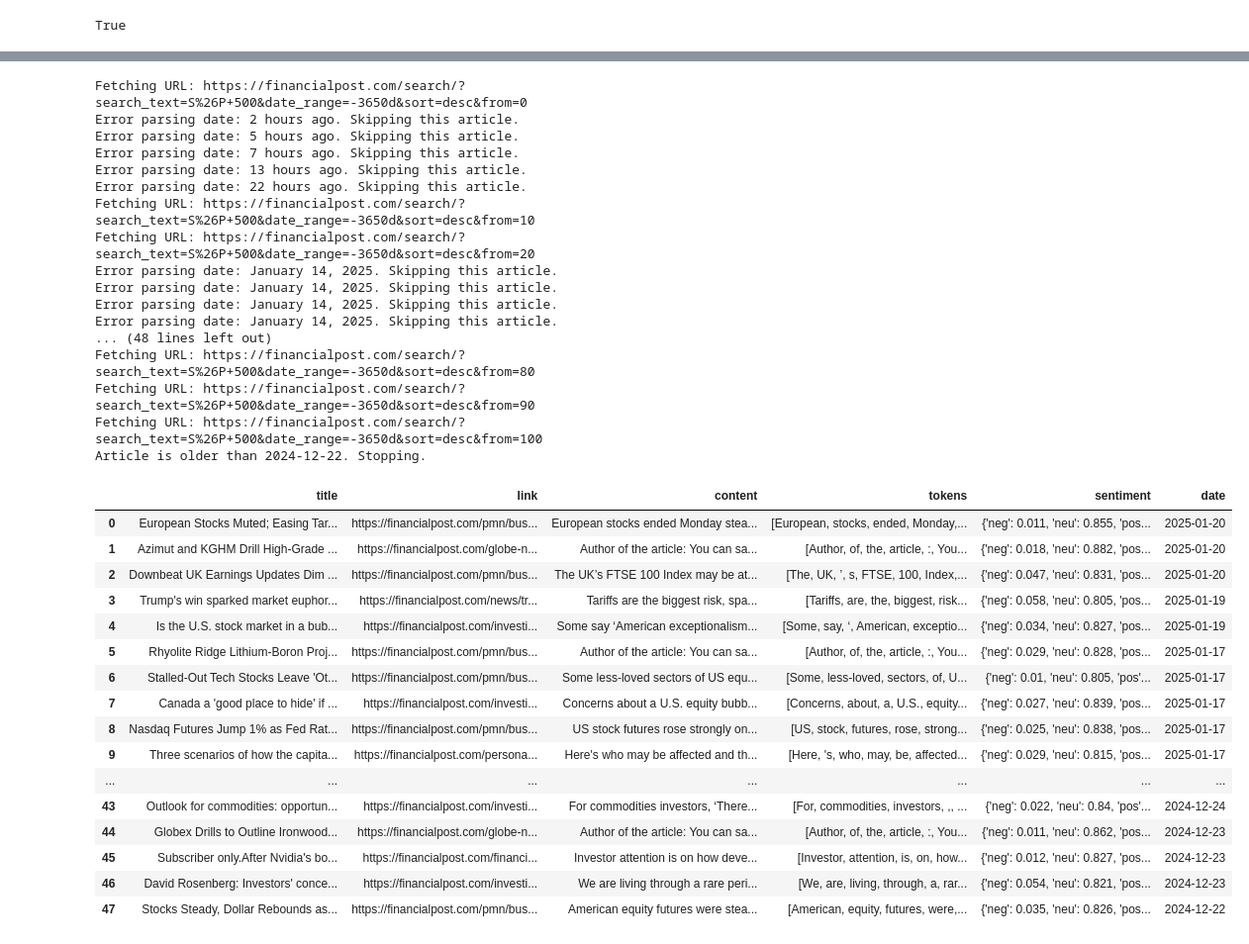
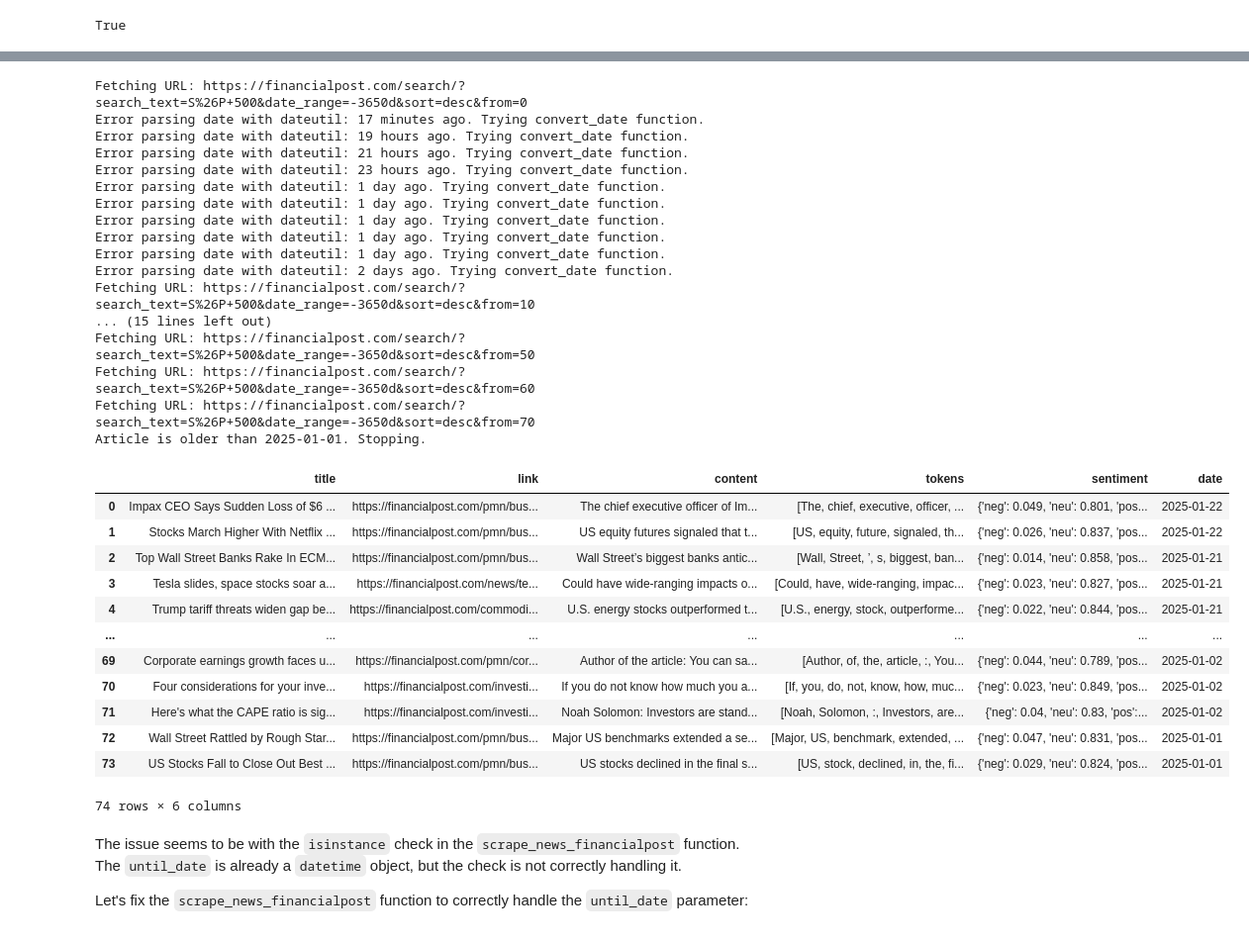
Before and after one commit to casperpriem05/data, a Jupyter notebook: webscraping.ipynb, the cells around one changed output, grey strips where cells are left out. Shown at 99% size. Cells and saved outputs as stored; diff of their text form; code cells hidden in the pictures.

```diff
--- a/webscraping.ipynb
+++ b/webscraping.ipynb
@@ -142,6 +224,10 @@ def get_article_content(link):
 # Process and enrich news with content and sentiment
 def process_news(news_data):
     processed_news = []
+
+    # Initialize SentimentIntensityAnalyzer and WordNetLemmatizer
+    sia = SentimentIntensityAnalyzer()
+    lemmatizer = WordNetLemmatizer()
 
     for news in news_data:
         title = news['title']
@@ -157,70 +243,74 @@ def process_news(news_data):
         # Sentiment Analysis
         sentiment = sia.polarity_scores(text_to_analyze)
 
-        # Tokenization (optional)
+        # Tokenization
         tokens = word_tokenize(text_to_analyze)
+
+        # Lemmatization
+        lemmatized_tokens = [lemmatizer.lemmatize(token) for token in tokens]
 
         # Append enriched data, inclusief de datum
         processed_news.append({
             'title': title,
             'link': link,
             'content': content,
-            'tokens': tokens,
+            'tokens': lemmatized_tokens,
             'sentiment': sentiment,
             'date': date  # Voeg de datum toe aan de verwerkte data
         })
 
     return processed_news
 # %%
+from dateutil.parser import parse
+import pandas as pd
+
 # Base URL for Financial Post S&P 500 search
 base_url = "https://financialpost.com/search/?search_text=S%26P+500&date_range=-3650d&sort=desc"
 
-# Define the until_date if needed (e.g., articles only from the last year)
-until_date = datetime.now().date() - pd.Timedelta(days=30)
+# Step 1: Scrape news articles to get links
 
-# Step 1: Scrape news articles to get links
-news_data = scrape_news_financialpost(base_url, until_date=until_date)
+news_data = scrape_news_financialpost(base_url, until_date="2025-10-01")
 
 # Step 2: Process news articles (scrape content, analyze sentiment)
 processed_news = process_news(news_data)
 
 # Step 3: Convert to DataFrame
 df_news = pd.DataFrame(processed_news)
 
 # Debugging: Show the first few rows of the DataFrame
 display(df_news)
 # %% [output]
 Fetching URL: https://financialpost.com/search/?search_text=S%26P+500&date_range=-3650d&sort=desc&from=0
-Error parsing date: 2 hours ago. Skipping this article.
-Error parsing date: 5 hours ago. Skipping this article.
-Error parsing date: 7 hours ago. Skipping this article.
-Error parsing date: 13 hours ago. Skipping this article.
-Error parsing date: 22 hours ago. Skipping this article.
+Error parsing date with dateutil: 17 minutes ago. Trying convert_date function.
+Error parsing date with dateutil: 19 hours ago. Trying convert_date function.
+Error parsing date with dateutil: 21 hours ago. Trying convert_date function.
+Error parsing date with dateutil: 23 hours ago. Trying convert_date function.
+Error parsing date with dateutil: 1 day ago. Trying convert_date function.
+Error parsing date with dateutil: 1 day ago. Trying convert_date function.
+Error parsing date with dateutil: 1 day ago. Trying convert_date function.
+Error parsing date with dateutil: 1 day ago. Trying convert_date function.
+Error parsing date with dateutil: 1 day ago. Trying convert_date function.
+Error parsing date with dateutil: 2 days ago. Trying convert_date function.
 Fetching URL: https://financialpost.com/search/?search_text=S%26P+500&date_range=-3650d&sort=desc&from=10
-Fetching URL: https://financialpost.com/search/?search_text=S%26P+500&date_range=-3650d&sort=desc&from=20
-Error parsing date: January 14, 2025. Skipping this article.
-Error parsing date: January 14, 2025. Skipping this article.
-Error parsing date: January 14, 2025. Skipping this article.
-Error parsing date: January 14, 2025. Skipping this article.
-... (48 lines left out)
-Fetching URL: https://financialpost.com/search/?search_text=S%26P+500&date_range=-3650d&sort=desc&from=80
-Fetching URL: https://financialpost.com/search/?search_text=S%26P+500&date_range=-3650d&sort=desc&from=90
-Fetching URL: https://financialpost.com/search/?search_text=S%26P+500&date_range=-3650d&sort=desc&from=100
-Article is older than 2024-12-22. Stopping.
+... (15 lines left out)
+Fetching URL: https://financialpost.com/search/?search_text=S%26P+500&date_range=-3650d&sort=desc&from=50
+Fetching URL: https://financialpost.com/search/?search_text=S%26P+500&date_range=-3650d&sort=desc&from=60
+Fetching URL: https://financialpost.com/search/?search_text=S%26P+500&date_range=-3650d&sort=desc&from=70
+Article is older than 2025-01-01. Stopping.
 |  | title | link | content | tokens | sentiment | date |
-| 0 | European Stocks Muted; Easing Tar... | https://financialpost.com/pmn/bus... | European stocks ended Monday stea... | [European, stocks, ended, Monday,... | {'neg': 0.011, 'neu': 0.855, 'pos... | 2025-01-20 |
-| 1 | Azimut and KGHM Drill High-Grade ... | https://financialpost.com/globe-n... | Author of the article: You can sa... | [Author, of, the, article, :, You... | {'neg': 0.018, 'neu': 0.882, 'pos... | 2025-01-20 |
-| 2 | Downbeat UK Earnings Updates Dim ... | https://financialpost.com/pmn/bus... | The UK’s FTSE 100 Index may be at... | [The, UK, ’, s, FTSE, 100, Index,... | {'neg': 0.047, 'neu': 0.831, 'pos... | 2025-01-20 |
-| 3 | Trump's win sparked market euphor... | https://financialpost.com/news/tr... | Tariffs are the biggest risk, spa... | [Tariffs, are, the, biggest, risk... | {'neg': 0.058, 'neu': 0.805, 'pos... | 2025-01-19 |
-| 4 | Is the U.S. stock market in a bub... | https://financialpost.com/investi... | Some say ‘American exceptionalism... | [Some, say, ‘, American, exceptio... | {'neg': 0.034, 'neu': 0.827, 'pos... | 2025-01-19 |
-| 5 | Rhyolite Ridge Lithium-Boron Proj... | https://financialpost.com/pmn/bus... | Author of the article: You can sa... | [Author, of, the, article, :, You... | {'neg': 0.029, 'neu': 0.828, 'pos... | 2025-01-17 |
-| 6 | Stalled-Out Tech Stocks Leave 'Ot... | https://financialpost.com/pmn/bus... | Some less-loved sectors of US equ... | [Some, less-loved, sectors, of, U... | {'neg': 0.01, 'neu': 0.805, 'pos'... | 2025-01-17 |
-| 7 | Canada a 'good place to hide' if ... | https://financialpost.com/investi... | Concerns about a U.S. equity bubb... | [Concerns, about, a, U.S., equity... | {'neg': 0.027, 'neu': 0.839, 'pos... | 2025-01-17 |
-| 8 | Nasdaq Futures Jump 1% as Fed Rat... | https://financialpost.com/pmn/bus... | US stock futures rose strongly on... | [US, stock, futures, rose, strong... | {'neg': 0.025, 'neu': 0.838, 'pos... | 2025-01-17 |
-| 9 | Three scenarios of how the capita... | https://financialpost.com/persona... | Here's who may be affected and th... | [Here, 's, who, may, be, affected... | {'neg': 0.029, 'neu': 0.815, 'pos... | 2025-01-17 |
+| 0 | Impax CEO Says Sudden Loss of $6 ... | https://financialpost.com/pmn/bus... | The chief executive officer of Im... | [The, chief, executive, officer, ... | {'neg': 0.049, 'neu': 0.801, 'pos... | 2025-01-22 |
+| 1 | Stocks March Higher With Netflix ... | https://financialpost.com/pmn/bus... | US equity futures signaled that t... | [US, equity, future, signaled, th... | {'neg': 0.026, 'neu': 0.837, 'pos... | 2025-01-22 |
+| 2 | Top Wall Street Banks Rake In ECM... | https://financialpost.com/pmn/bus... | Wall Street’s biggest banks antic... | [Wall, Street, ’, s, biggest, ban... | {'neg': 0.014, 'neu': 0.858, 'pos... | 2025-01-21 |
+| 3 | Tesla slides, space stocks soar a... | https://financialpost.com/news/te... | Could have wide-ranging impacts o... | [Could, have, wide-ranging, impac... | {'neg': 0.023, 'neu': 0.827, 'pos... | 2025-01-21 |
+| 4 | Trump tariff threats widen gap be... | https://financialpost.com/commodi... | U.S. energy stocks outperformed t... | [U.S., energy, stock, outperforme... | {'neg': 0.022, 'neu': 0.844, 'pos... | 2025-01-21 |
 | ... | ... | ... | ... | ... | ... | ... |
-| 43 | Outlook for commodities: opportun... | https://financialpost.com/investi... | For commodities investors, ‘There... | [For, commodities, investors, ,, ... | {'neg': 0.022, 'neu': 0.84, 'pos'... | 2024-12-24 |
-| 44 | Globex Drills to Outline Ironwood... | https://financialpost.com/globe-n... | Author of the article: You can sa... | [Author, of, the, article, :, You... | {'neg': 0.011, 'neu': 0.862, 'pos... | 2024-12-23 |
-| 45 | Subscriber only.After Nvidia's bo... | https://financialpost.com/financi... | Investor attention is on how deve... | [Investor, attention, is, on, how... | {'neg': 0.012, 'neu': 0.827, 'pos... | 2024-12-23 |
-| 46 | David Rosenberg: Investors' conce... | https://financialpost.com/investi... | We are living through a rare peri... | [We, are, living, through, a, rar... | {'neg': 0.054, 'neu': 0.821, 'pos... | 2024-12-23 |
-| 47 | Stocks Steady, Dollar Rebounds as... | https://financialpost.com/pmn/bus... | American equity futures were stea... | [American, equity, futures, were,... | {'neg': 0.035, 'neu': 0.826, 'pos... | 2024-12-22 |
+| 69 | Corporate earnings growth faces u... | https://financialpost.com/pmn/cor... | Author of the article: You can sa... | [Author, of, the, article, :, You... | {'neg': 0.044, 'neu': 0.789, 'pos... | 2025-01-02 |
+| 70 | Four considerations for your inve... | https://financialpost.com/investi... | If you do not know how much you a... | [If, you, do, not, know, how, muc... | {'neg': 0.023, 'neu': 0.849, 'pos... | 2025-01-02 |
+| 71 | Here's what the CAPE ratio is sig... | https://financialpost.com/investi... | Noah Solomon: Investors are stand... | [Noah, Solomon, :, Investors, are... | {'neg': 0.04, 'neu': 0.83, 'pos':... | 2025-01-02 |
+| 72 | Wall Street Rattled by Rough Star... | https://financialpost.com/pmn/bus... | Major US benchmarks extended a se... | [Major, US, benchmark, extended, ... | {'neg': 0.047, 'neu': 0.831, 'pos... | 2025-01-01 |
+| 73 | US Stocks Fall to Close Out Best ... | https://financialpost.com/pmn/bus... | US stocks declined in the final s... | [US, stock, declined, in, the, fi... | {'neg': 0.029, 'neu': 0.824, 'pos... | 2025-01-01 |
+74 rows × 6 columns
+# %% [markdown]
+The issue seems to be with the `isinstance` check in the `scrape_news_financialpost` function. The `until_date` is already a `datetime` object, but the check is not correctly handling it.
+
+Let's fix the `scrape_news_financialpost` function to correctly handle the `until_date` parameter:
```
Also changed, not shown: parts of 14 cells of this notebook, 1 other file.
